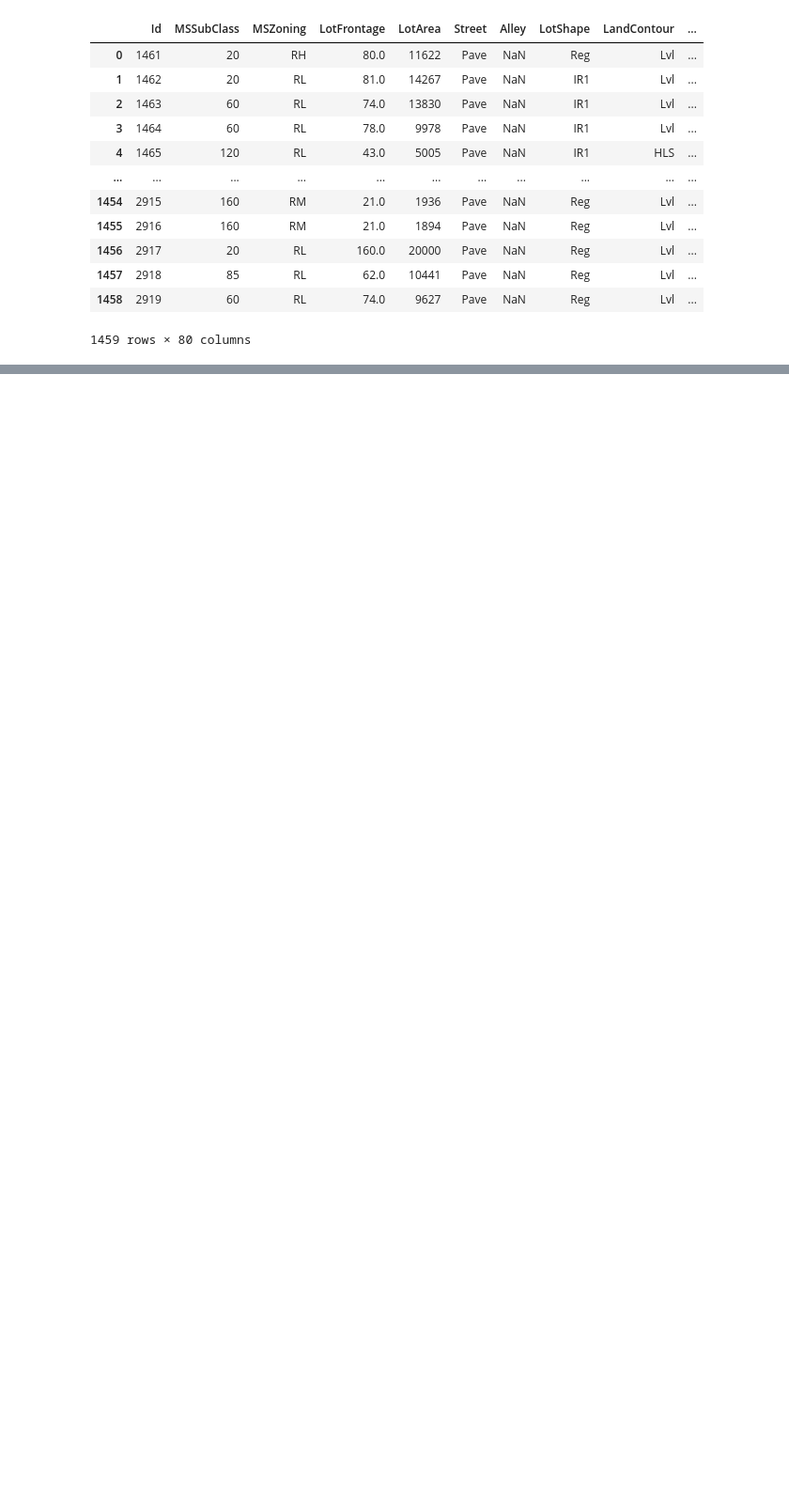
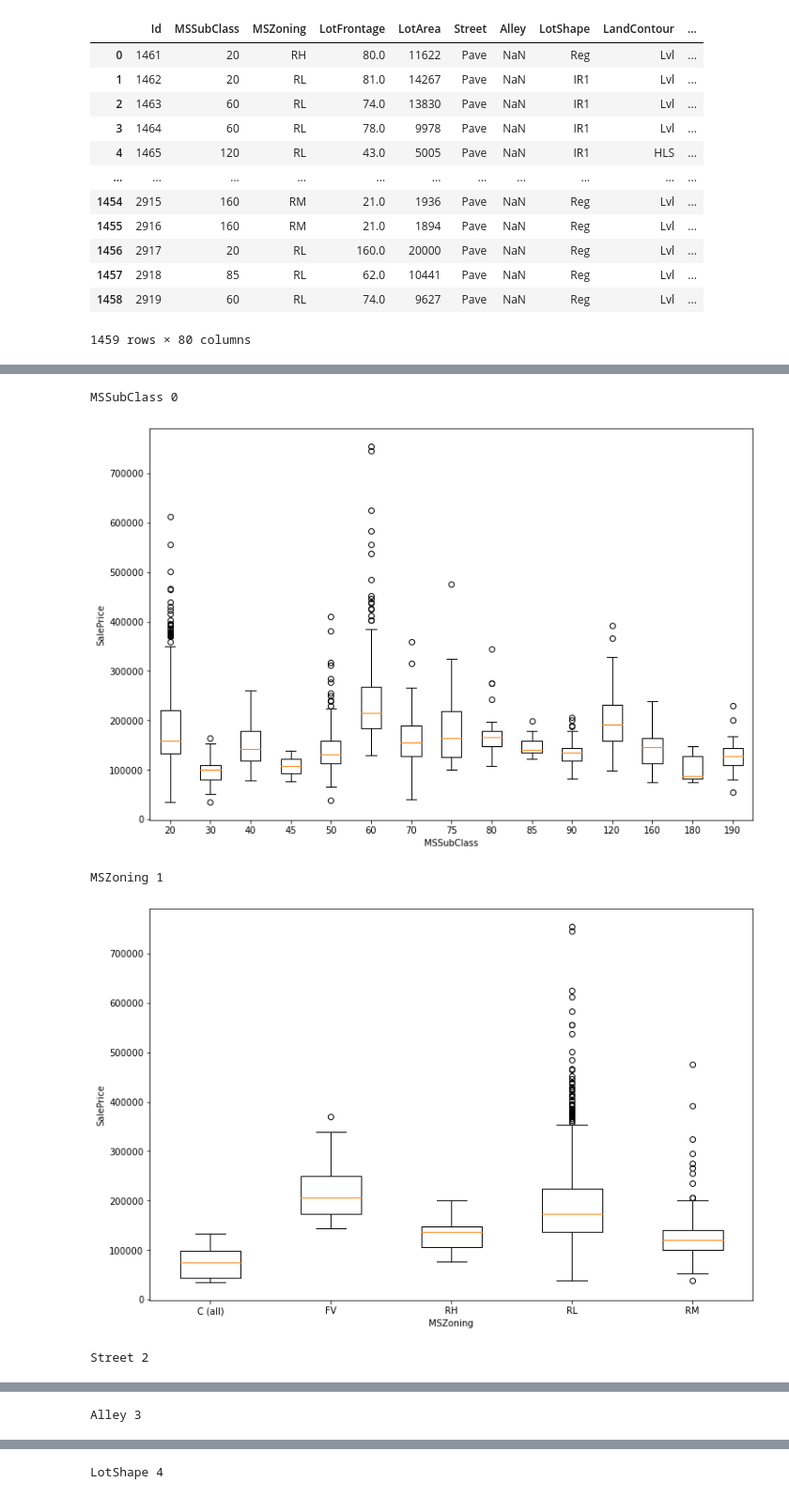
Before and after one commit to alessandro-rubin/house-prices, a Jupyter notebook: house-prices.ipynb, the cells around one changed output, grey strips where cells are left out. Shown at 94% size. Drawn from its saved outputs; the diff is of its cells as text; code cells hidden in the pictures; blank space fills up the shorter version.

```diff
--- a/house-prices.ipynb
+++ b/house-prices.ipynb
@@ -39,0 +181,17 @@ test
+# %%
+i=0
+for f in cat_features:
+    grouped=train.groupby(f)
+    if len(grouped.groups)<=20:
+        print(f,i)
+        i+=1
+        plot_categorical(f,label,train)
+'''    else:
+        fig=plt.figure(12,8)
+        plt.scatter(train[f],train[label])'''
+# %% [output]
+MSSubClass 0
+[figure, added]
+MSZoning 1
+[figure, added]
+Street 2
@@ -39,0 +199 @@ test
+Alley 3
@@ -39,0 +201 @@ test
+LotShape 4
```
Also changed, not shown: parts of 24 cells of this notebook.
